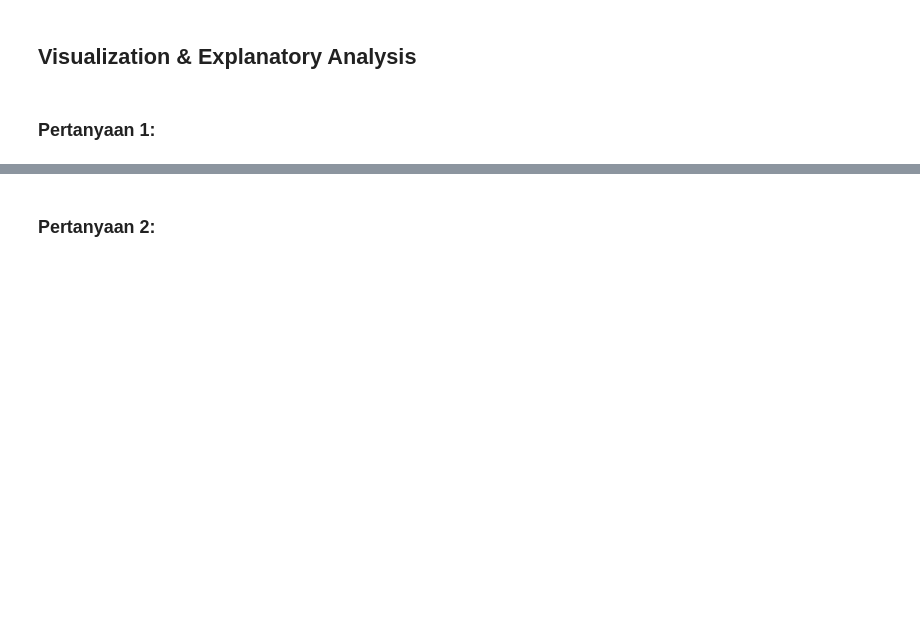
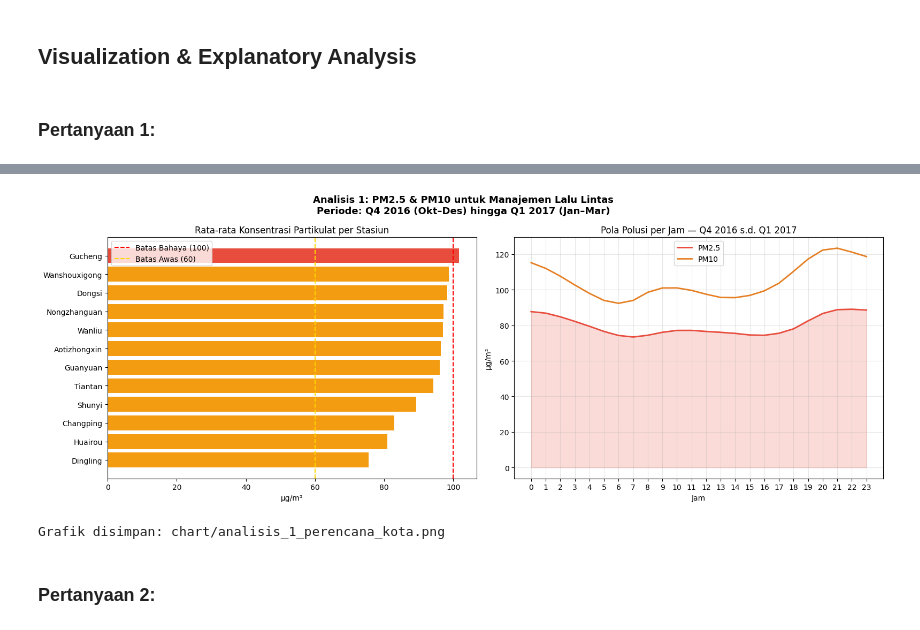
Before and after one commit to Mark2415/Fotofolio, a Jupyter notebook: Proyek_Analisis_Data.ipynb, the cells around one changed output, grey strips where cells are left out. Saved outputs shown, nothing was run; the diff lists cells and outputs as text; code cells hidden in the pictures; blank space fills up the shorter version.

```diff
--- a/Proyek_Analisis_Data.ipynb
+++ b/Proyek_Analisis_Data.ipynb
@@ -1218,3 +1255,66 @@ Grafik disimpan: chart/analisis_1_perencana_kota.png
+# %%
+#  bagian kode akan membuatkan sebuah gambar 2D yang terdiri dari dua subplot.
+# Subplot pertama akan menampilkan grafik rata-rata konsentrasi partikulat per stasiun
+# yang diurutkan berdasarkan statusnya (bahaya, awas, atau aman).
+# Subplot kedua akan menampilkan grafik pola polusi per jam yang diurutkan berdasarkan
+# jenis polusi (PM2.5 atau PM10).
+
+fig, axes = plt.subplots(1, 2, figsize=(16, 6))
+fig.suptitle(
+    "Analisis 1: PM2.5 & PM10 untuk Manajemen Lalu Lintas\n"
+    "Periode: Q4 2016 (Okt–Des) hingga Q1 2017 (Jan–Mar)",
+    fontsize=13, fontweight='bold'
+)
+
+# bagian kode akan membuatkan sebuah dictionary yang berisi zona dan warnanya.
+zone_color_map = {'Bahaya': '#e74c3c', 'Awas': '#f39c12', 'Aman': '#27ae60'}
+# bagian kode akan membuatkan sebuah list yang berisi warna dari setiap zona.
+colors = [zone_color_map[z] for z in station_pollution_sorted['Status']]
+# bagian kode akan membuatkan sebuah grafik rata-rata konsentrasi partikulat per stasiun
+# yang diurutkan berdasarkan statusnya (bahaya, awas, atau aman).
+axes[0].barh(station_pollution_sorted.index, station_pollution_sorted['Avg_Particulate'], color=colors)
+# bagian kode akan mengaturkan judul dari subplot pertama.
+axes[0].set_title("Rata-rata Konsentrasi Partikulat per Stasiun")
+# bagian kode akan mengaturkan label dari sumbu x.
+axes[0].set_xlabel("µg/m³")
+# bagian kode akan mengaturkan garis vertikal yang menunjukkan batas zona bahaya,
+# awas, dan aman.
+axes[0].axvline(x=100, color='red',  linestyle='--', label='Batas Bahaya (100)')
+axes[0].axvline(x=60,  color='gold', linestyle='--', label='Batas Awas (60)')
+# bagian kode akan mengaturkan orientasi dari subplot pertama.
+axes[0].invert_yaxis()
+# bagian kode akan mengaturkan legenda dari subplot pertama.
+axes[0].legend()
+
+# bagian kode akan membuatkan sebuah grafik pola polusi per jam yang diurutkan
+# berdasarkan jenis polusi (PM2.5 atau PM10).
+axes[1].plot(hourly_pollution.index, hourly_pollution['PM2.5'], label='PM2.5', color='#e74c3c', linewidth=2)
+axes[1].plot(hourly_pollution.index, hourly_pollution['PM10'],  label='PM10',  color='#e67e22', linewidth=2)
+# bagian kode akan mengaturkan area yang diarsir oleh garis PM2.5 dengan warna yang
+# sedikit transparan.
+axes[1].fill_between(hourly_pollution.index, hourly_pollution['PM2.5'], alpha=0.2, color='#e74c3c')
+# bagian kode akan mengaturkan judul dari subplot kedua.
+axes[1].set_title("Pola Polusi per Jam — Q4 2016 s.d. Q1 2017")
+# bagian kode akan mengaturkan label dari sumbu x.
+axes[1].set_xlabel("Jam"); axes[1].set_ylabel("µg/m³")
+# bagian kode akan mengaturkan tick dari sumbu x.
+axes[1].set_xticks(range(0, 24))
+# bagian kode akan mengaturkan legenda dari subplot kedua.
+axes[1].legend(); axes[1].grid(alpha=0.3)
+
+# bagian kode akan mengaturkan layout dari gambar.
+plt.tight_layout()
+# bagian kode akan menyimpan gambar ke dalam sebuah file.
+if not os.path.exists('chart'):
+    os.makedirs('chart')
+plt.savefig("chart/analisis_1_perencana_kota.png", dpi=150, bbox_inches='tight')
+# bagian kode akan menampilkan gambar.
+plt.show()
+# bagian kode akan mencetakkan lokasi dari file yang disimpan.
+print("\nGrafik disimpan: chart/analisis_1_perencana_kota.png")
+# %% [output]
+[figure, added]
+Grafik disimpan: chart/analisis_1_perencana_kota.png
 # %% [markdown]
 ### Pertanyaan 2:
 # %%
```
Also changed, not shown: parts of 34 cells of this notebook, 11 other files.
